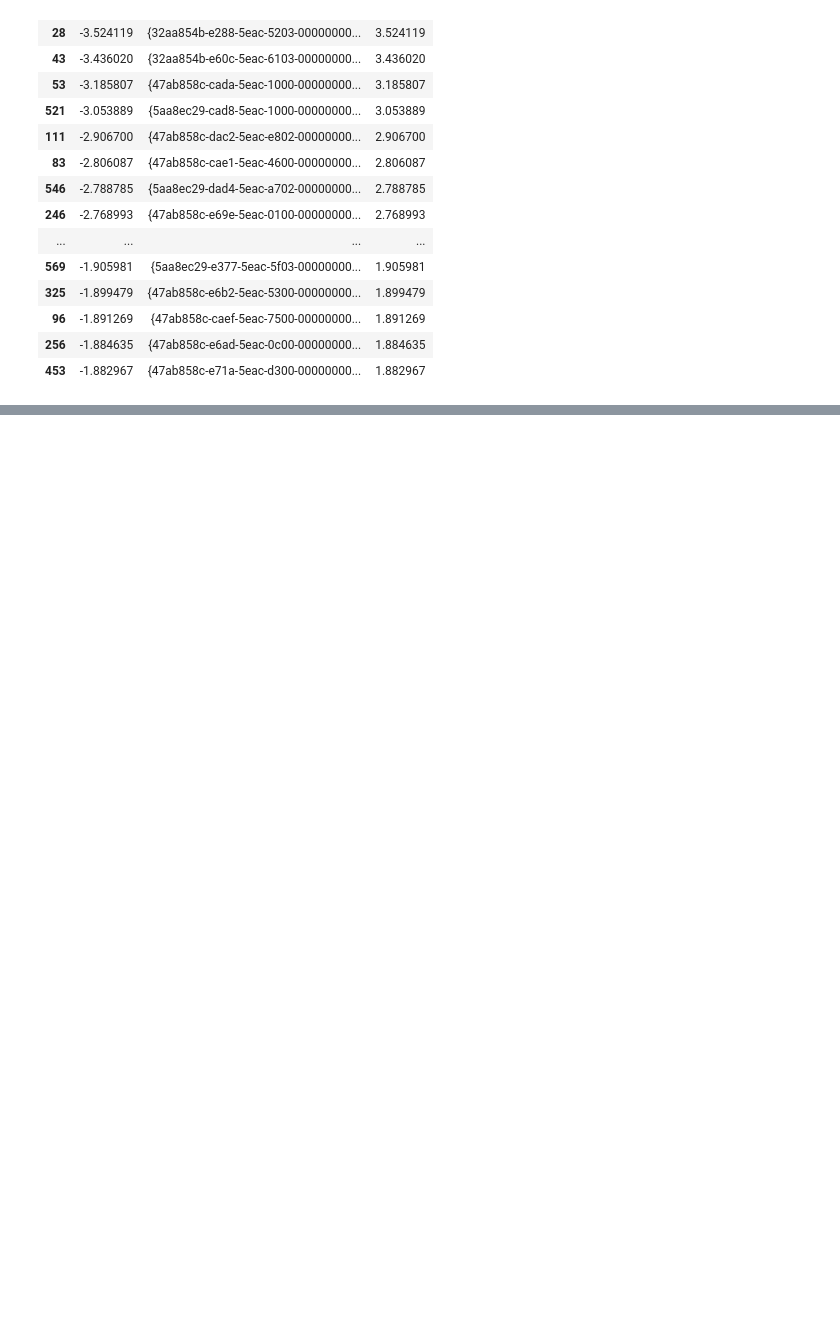
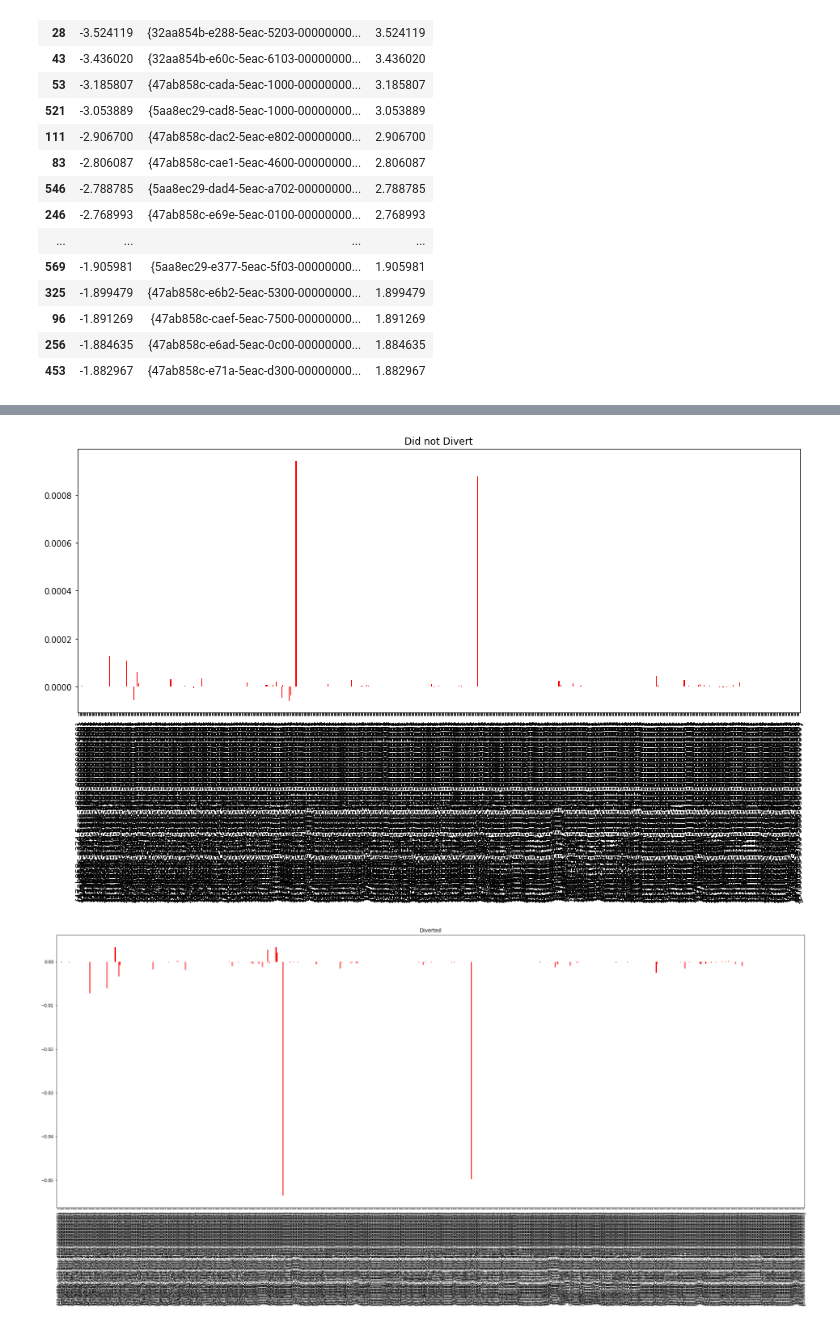
Before and after one commit to zulu8/graph_msc, a Jupyter notebook: Feature_Selection_Pandas_RF_Chi_LR.ipynb, the cells around one changed output, grey strips where cells are left out. Saved outputs shown, nothing was run; the diff lists cells and outputs as text; code cells hidden in the pictures; blank space fills up the shorter version.

```diff
--- a/Feature_Selection_Pandas_RF_Chi_LR.ipynb
+++ b/Feature_Selection_Pandas_RF_Chi_LR.ipynb
@@ -444,0 +673,14 @@ FeatureImportance_RF_Chi2_LR('ProcessGuid')
+# %%
+colName = 'ProcessGuid'
+x = pd.get_dummies(df[colName])
+# Random Forest Feature Importance
+rf = RandomForestClassifier(n_estimators = 100,
+                           n_jobs = -1,
+                           oob_score = True,
+                           bootstrap = True,
+                           random_state = 42,
+                           max_depth = 30)
+rf.fit(x, df.TP_Binary)
+#rfi = pd.DataFrame(list(zip(rf.feature_importances_,x.columns)),
+#                   columns=['importance', colName])
+#display(rfi.sort_values('importance', ascending=False).head(40))
@@ -444,0 +707,20 @@ FeatureImportance_RF_Chi2_LR('ProcessGuid')
+# %%
+# To get the importance according to each class:
+def class_feature_importance(X, Y, feature_importances):
+    N, M = X.shape
+    X = scale(X)
+
+    out = {}
+    for c in set(Y):
+        out[c] = dict(
+            zip(range(N), np.mean(X[Y==c, :], axis=0)*feature_importances)
+        )
+
+    return out
+# %%
+indices = np.argsort(rf.feature_importances_)[::-1]
+feature_list = [x.columns[indices[f]] for f in range(x.shape[1])]  #names of features.
+ff = np.array(feature_list)
+# %%
+result = class_feature_importance(x, df.TP_Binary, rf.feature_importances_)
+print (json.dumps(result,indent=4))
@@ -444,0 +745,14 @@ FeatureImportance_RF_Chi2_LR('ProcessGuid')
+# %%
+titles = ["Did not Divert", "Diverted"]
+for t, i in zip(titles, range(len(result))):
+    plt.figure()
+    plt.rcParams['figure.figsize'] = [32, 12]
+    plt.title(t)
+    plt.bar(range(len(result[i])), result[i].values(),
+           color="r", align="center")
+    plt.xticks(range(len(result[i])), ff[list(result[i].keys())], rotation=90)
+    plt.xlim([-1, len(result[i])])
+    plt.show()
+# %% [output]
+[figure, added]
+[figure, added]
```
Also changed, not shown: parts of 28 cells of this notebook, 1 other file.
